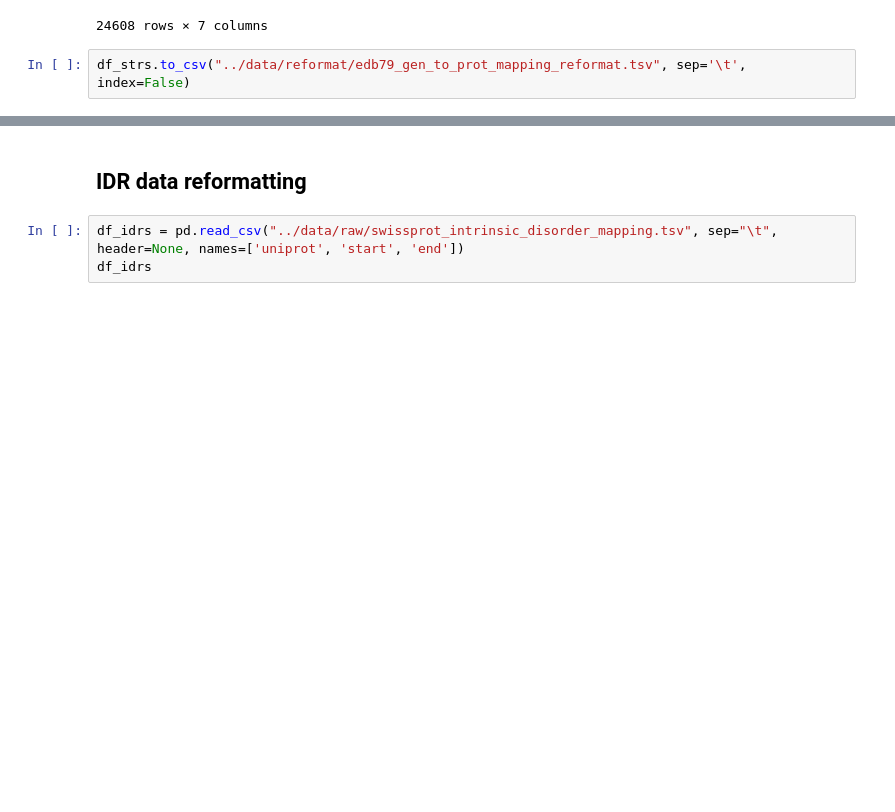
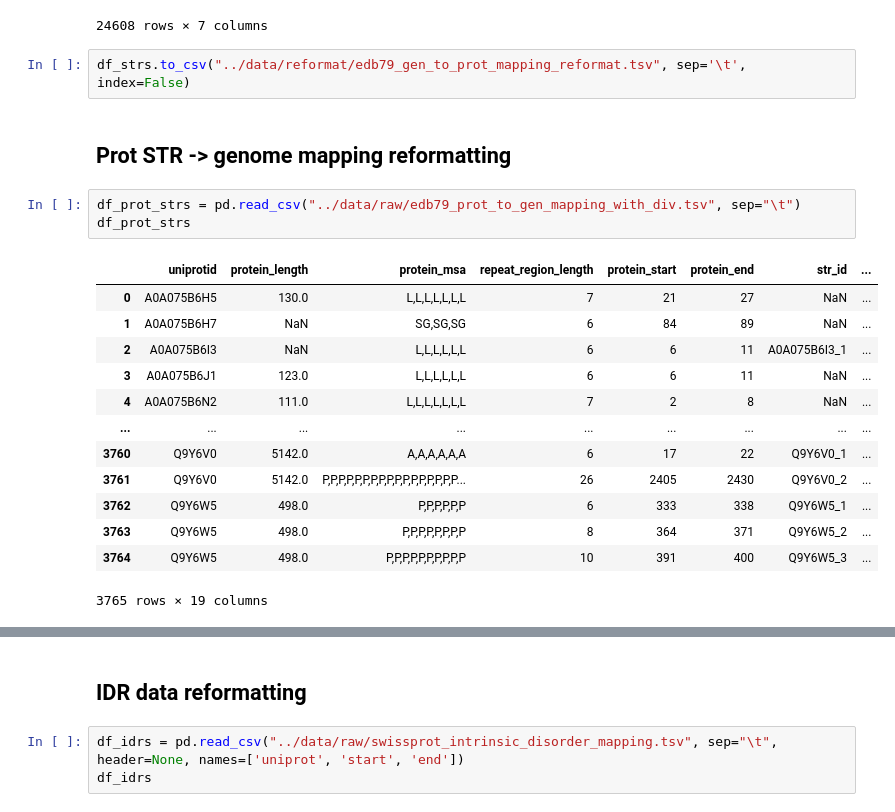
Before and after one commit to maverbiest/refract_secondment_lima, a Jupyter notebook: scripts/refromat_files.ipynb, the cells around one changed output, grey strips where cells are left out. Cells and saved outputs as stored; diff of their text form; blank space fills up the shorter version.

Commit message:
Adding protein homorepeats

```diff
--- a/scripts/refromat_files.ipynb
+++ b/scripts/refromat_files.ipynb
@@ -131,3 +131,22 @@ df_strs
 24608 rows × 7 columns
 # %%
 df_strs.to_csv("../data/reformat/edb79_gen_to_prot_mapping_reformat.tsv", sep='\t', index=False)
+# %% [markdown]
+## Prot STR -> genome mapping reformatting
+# %%
+df_prot_strs = pd.read_csv("../data/raw/edb79_prot_to_gen_mapping_with_div.tsv", sep="\t")
+df_prot_strs
+# %% [output]
+|  | uniprotid | protein_length | protein_msa | repeat_region_length | protein_start | protein_end | str_id | ... |
+| 0 | A0A075B6H5 | 130.0 | L,L,L,L,L,L,L | 7 | 21 | 27 | NaN | ... |
+| 1 | A0A075B6H7 | NaN | SG,SG,SG | 6 | 84 | 89 | NaN | ... |
+| 2 | A0A075B6I3 | NaN | L,L,L,L,L,L | 6 | 6 | 11 | A0A075B6I3_1 | ... |
+| 3 | A0A075B6J1 | 123.0 | L,L,L,L,L,L | 6 | 6 | 11 | NaN | ... |
+| 4 | A0A075B6N2 | 111.0 | L,L,L,L,L,L,L | 7 | 2 | 8 | NaN | ... |
+| ... | ... | ... | ... | ... | ... | ... | ... | ... |
+| 3760 | Q9Y6V0 | 5142.0 | A,A,A,A,A,A | 6 | 17 | 22 | Q9Y6V0_1 | ... |
+| 3761 | Q9Y6V0 | 5142.0 | P,P,P,P,P,P,P,P,P,P,P,P,P,P,P,P,P... | 26 | 2405 | 2430 | Q9Y6V0_2 | ... |
+| 3762 | Q9Y6W5 | 498.0 | P,P,P,P,P,P | 6 | 333 | 338 | Q9Y6W5_1 | ... |
+| 3763 | Q9Y6W5 | 498.0 | P,P,P,P,P,P,P,P | 8 | 364 | 371 | Q9Y6W5_2 | ... |
+| 3764 | Q9Y6W5 | 498.0 | P,P,P,P,P,P,P,P,P,P | 10 | 391 | 400 | Q9Y6W5_3 | ... |
+3765 rows × 19 columns
```
Also changed, not shown: parts of 3 cells of this notebook, 6 other files.
